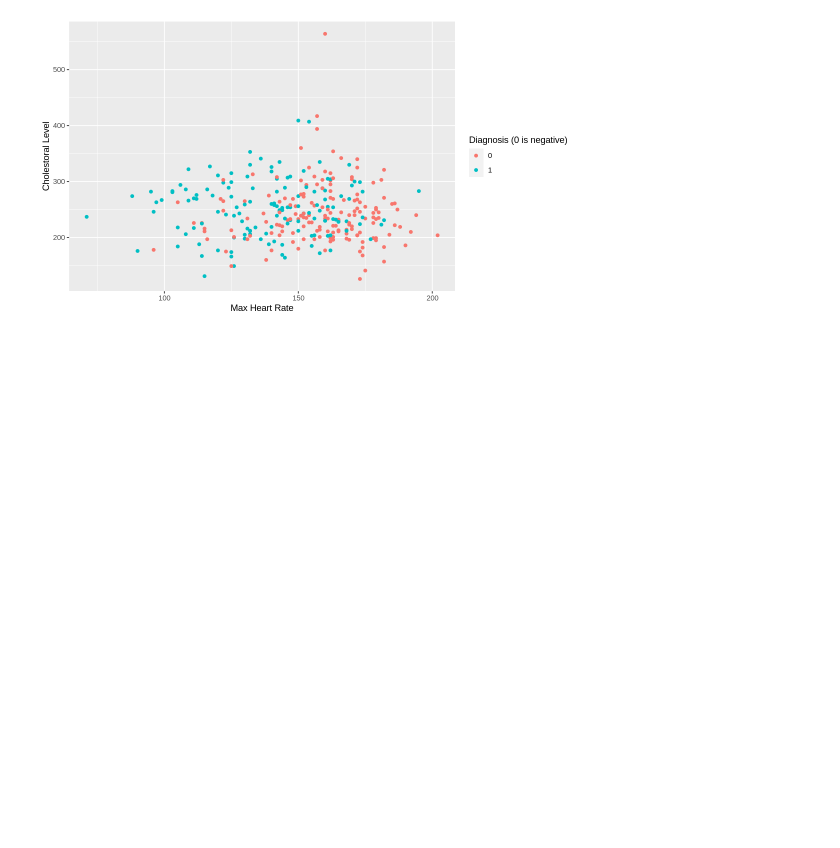
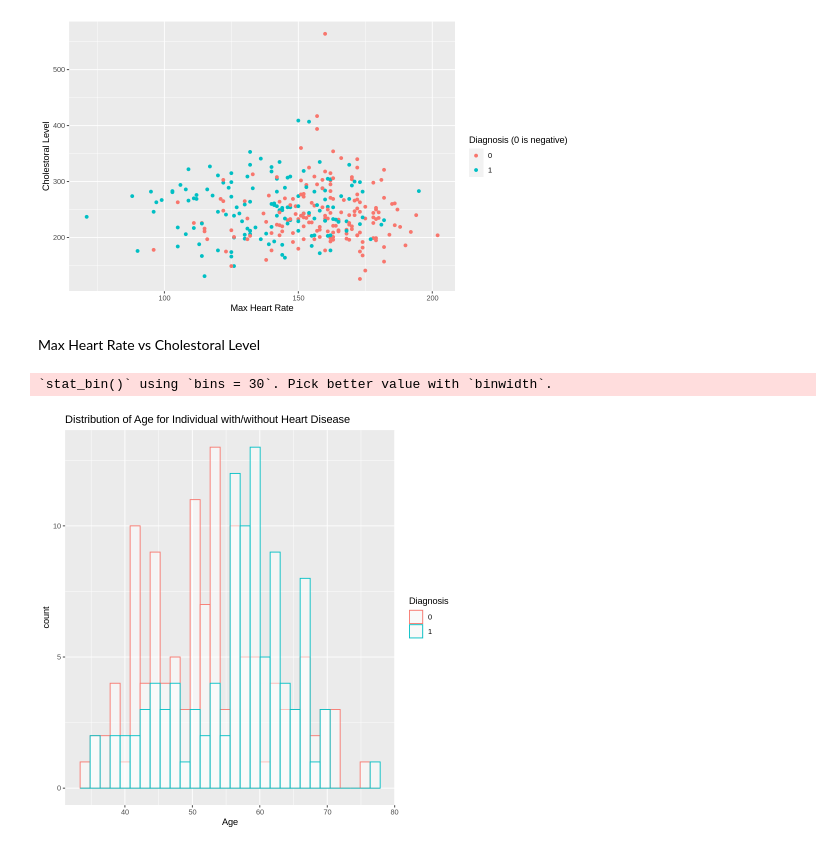
Before and after one commit to wswang98/dsci100-GroupProject, a Jupyter notebook: project-proposal.ipynb, the cells around one changed output. Cells and saved outputs as stored; diff of their text form; code cells hidden in the pictures; blank space fills up the shorter version.

```diff
--- a/project-proposal.ipynb
+++ b/project-proposal.ipynb
@@ -291,0 +272,11 @@ Max Heart Rate vs Cholestoral Level
+# %% [markdown]
+Max Heart Rate vs Cholestoral Level
+# %%
+age_distribution_plot <- ggplot(heart_training, aes(x=age, color = diagnosis)) +
+    geom_histogram(fill="white", alpha=0.5, position="identity") +
+    labs(x= "Age", color = "Diagnosis") +
+    ggtitle("Distribution of Age for Individual with/without Heart Disease")
+age_distribution_plot
+# %% [output]
+`stat_bin()` using `bins = 30`. Pick better value with `binwidth`.
+[figure, added]
```
Also changed, not shown: parts of 7 cells of this notebook.
